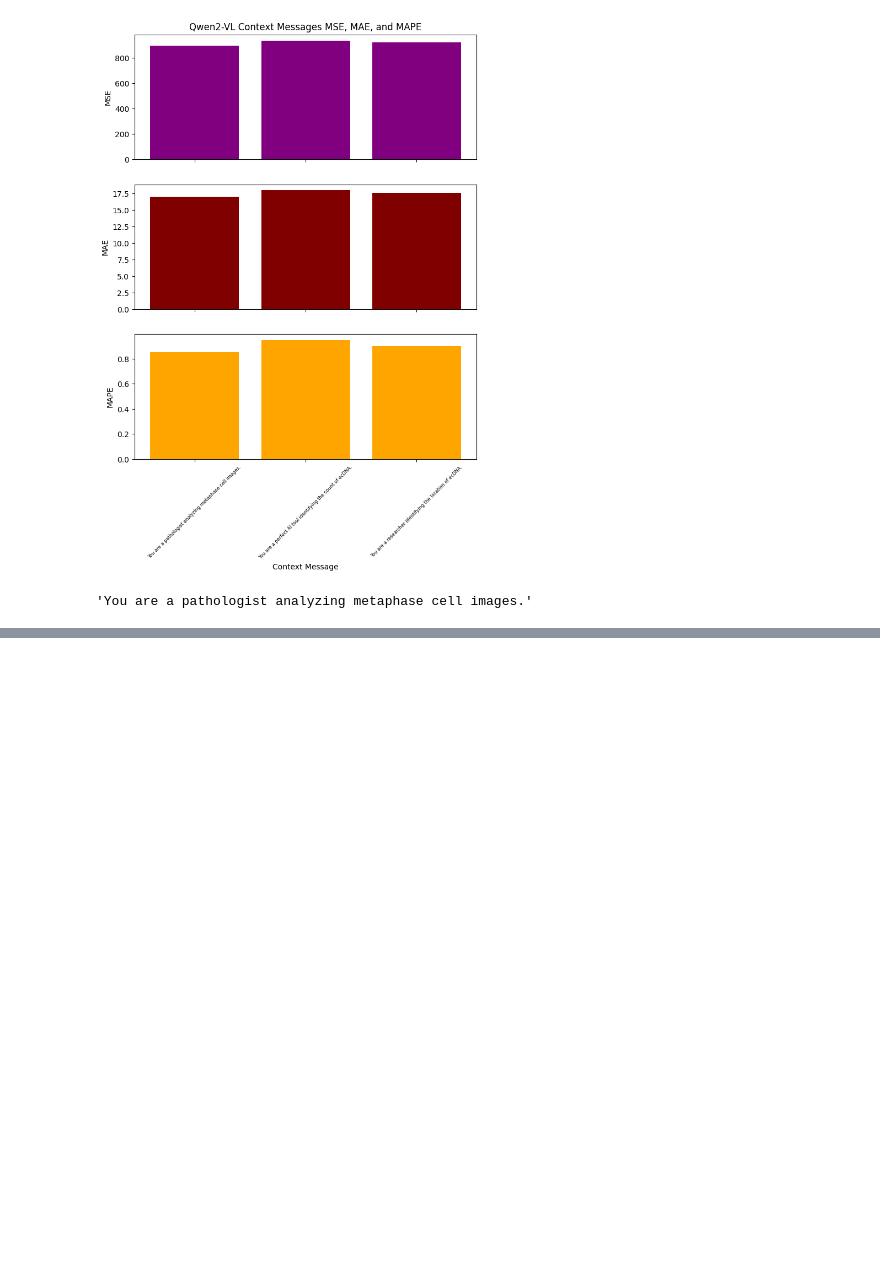
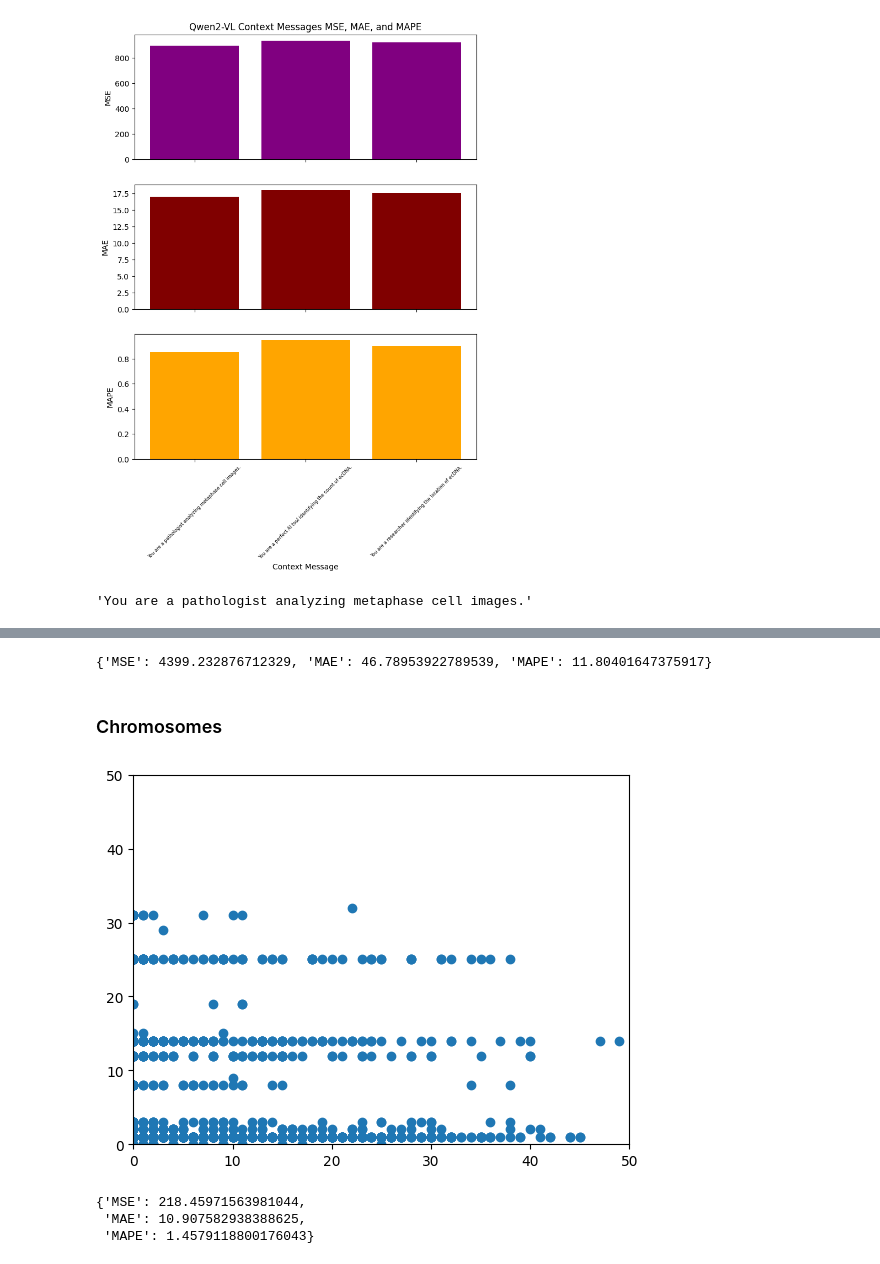
Before and after one commit to architp3/ecdna-analysis, a Jupyter notebook: qwen/metrics.ipynb, the cells around one changed output, grey strips where cells are left out. Cells and saved outputs as stored; diff of their text form; code cells hidden in the pictures; blank space fills up the shorter version.

```diff
--- a/qwen/metrics.ipynb
+++ b/qwen/metrics.ipynb
@@ -412,0 +449,16 @@ Based on the gathered results, the best method seems to be `Temperature Adjustme
+# %%
+metrics
+# %% [output]
+{'MSE': 4399.232876712329, 'MAE': 46.78953922789539, 'MAPE': 11.80401647375917}
+# %% [markdown]
+### Chromosomes
+# %%
+ax, metrics = shot_6_experiment(six_shot_path_chromosomes, 'chromosomes')
+# %% [output]
+[figure, added]
+# %%
+metrics
+# %% [output]
+{'MSE': 218.45971563981044,
+ 'MAE': 10.907582938388625,
+ 'MAPE': 1.4579118800176043}
```
Also changed, not shown: parts of 10 cells of this notebook, 4 other files.
